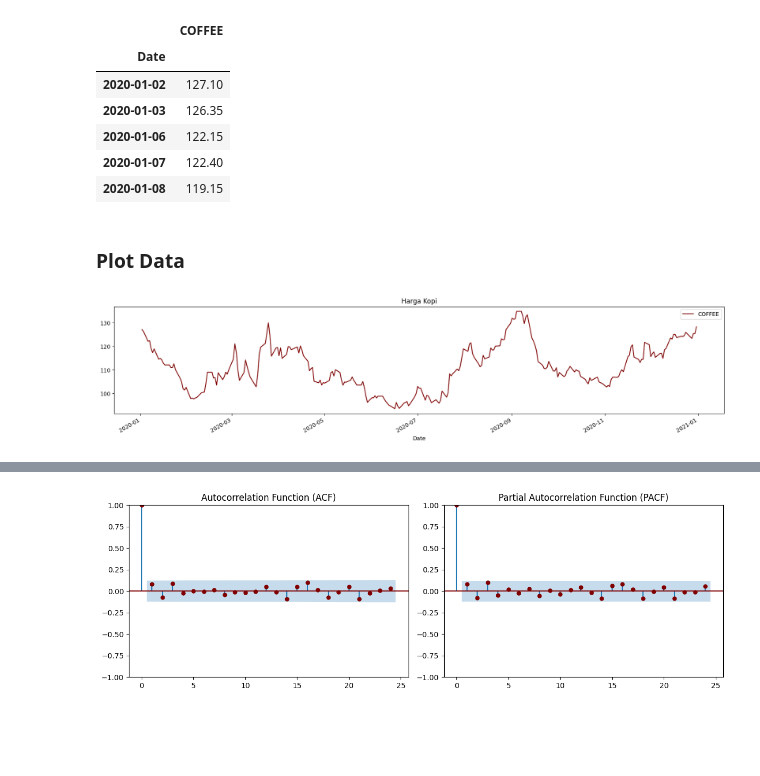
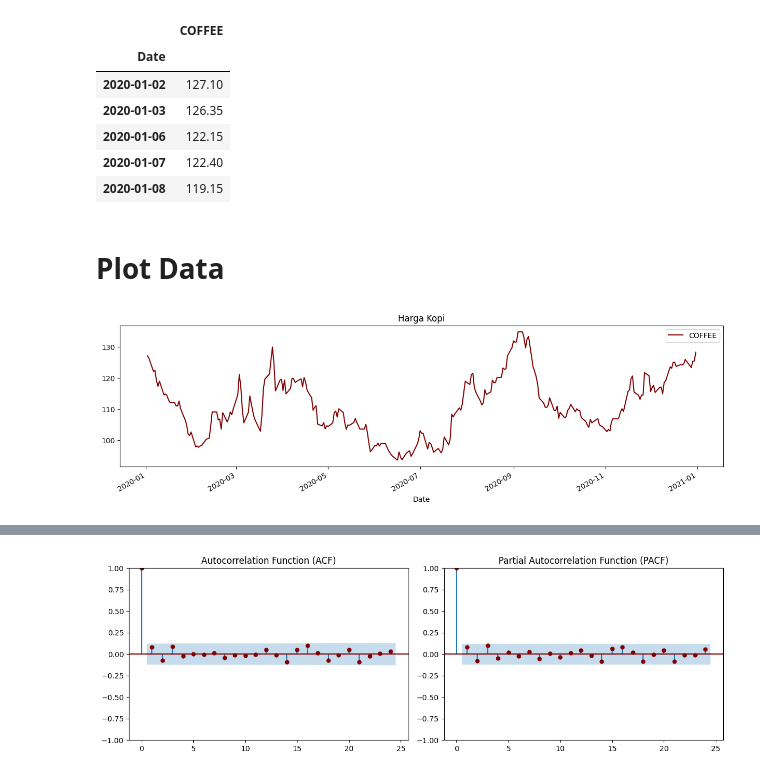
Before and after one commit to firarru/Analisis-Deret-Waktu, a Jupyter notebook: Tubes_ADW.ipynb, the cells around one changed output, grey strips where cells are left out. Cells and saved outputs as stored; diff of their text form; code cells hidden in the pictures; blank space fills up the shorter version.

```diff
--- a/Tubes_ADW.ipynb
+++ b/Tubes_ADW.ipynb
@@ -194,11 +154,11 @@ df1.head()
 | 2020-01-07 | 122.40 |
 | 2020-01-08 | 119.15 |
 # %% [markdown]
-### **Plot Data**
+# **Plot Data**
 # %%
-df1.plot(color='maroon', figsize=(20,4))
+df1.plot(color='maroon', figsize=(15,4))
 plt.title('Harga Kopi')
 plt.savefig('Harga Kopi.png')
 plt.show()
 # %% [output]
-[figure, old version]
+[figure, new version]
```
Also changed, not shown: parts of 82 cells of this notebook.
